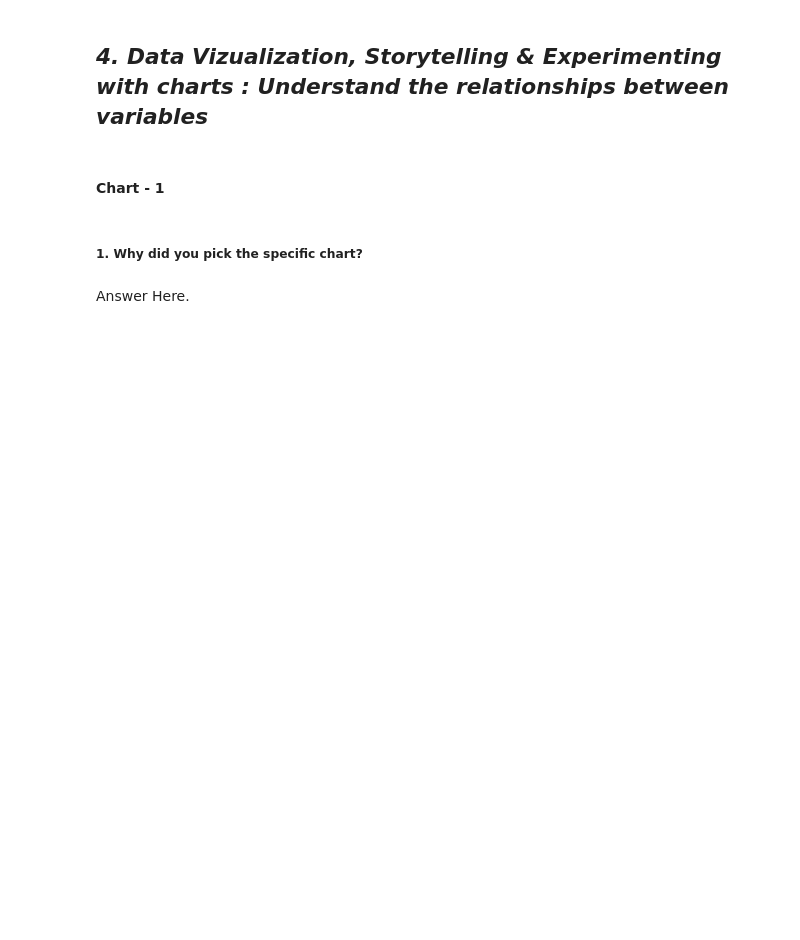
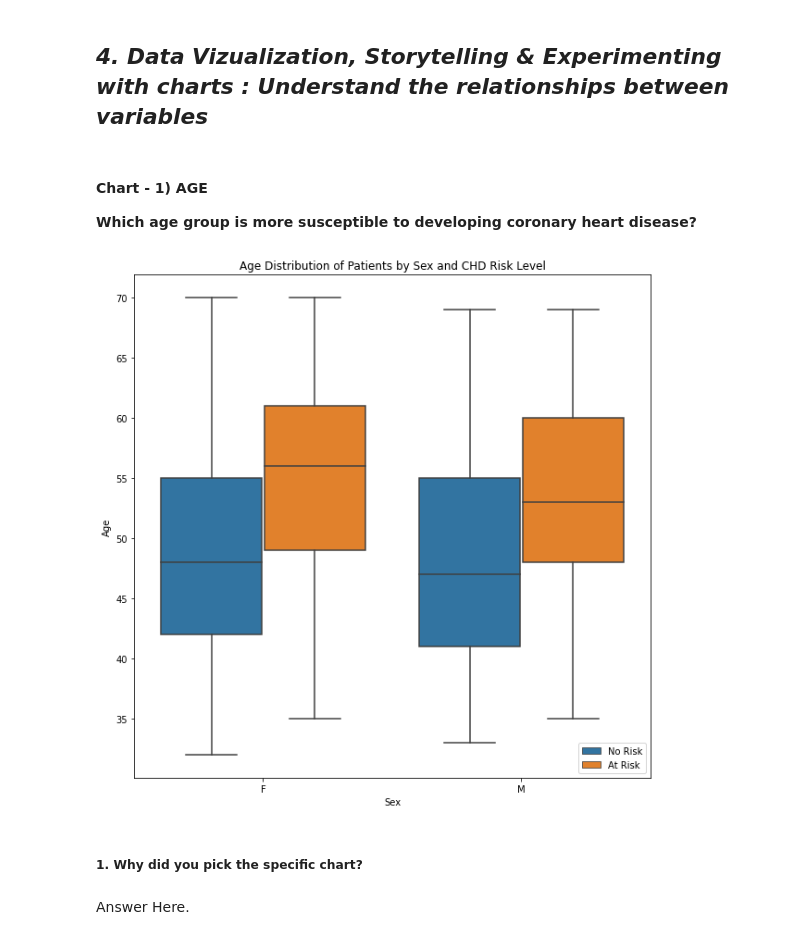
Before and after one commit to Shraddha6999/CARDIOVASCULAR-RISK-PREDICTION-, a Jupyter notebook: Cardiovascular_Risk_Prediction.ipynb, the cells around one changed output. Cells and saved outputs as stored; diff of their text form; code cells hidden in the pictures; blank space fills up the shorter version.

```diff
--- a/Cardiovascular_Risk_Prediction.ipynb
+++ b/Cardiovascular_Risk_Prediction.ipynb
@@ -322,2 +411,11 @@ No. of unique values in  TenYearCHD is 2 .
+# %%
+# Imputing missing values with median or mode
+df.fillna({'glucose': df['glucose'].median(),
+           'education': df['education'].mode()[0],
+           'BPMeds': df['BPMeds'].mode()[0],
+           'totChol': df['totChol'].median(),
+           'cigsPerDay': df['cigsPerDay'].median(),
+           'BMI': df['BMI'].median(),
+           'heartRate': df['heartRate'].median()}, inplace=True)
 # %% [markdown]
 ### What all manipulations have you done and insights you found?
@@ -326,4 +426,2 @@ Answer Here.
 # %% [markdown]
 ## ***4. Data Vizualization, Storytelling & Experimenting with charts : Understand the relationships between variables***
-# %% [markdown]
-#### Chart - 1
@@ -332,3 +428,24 @@ Answer Here.
+# %% [markdown]
+#### **Chart - 1) AGE**
+ **Which age group is more susceptible to developing coronary heart disease?**
+# %%
+# Chart - 1 visualization code
+
+# Set the figure size
+fig, ax = plt.subplots(figsize=(10, 10))
+# Create a boxplot to compare the age distribution of patients by sex and CHD risk level
+sns.boxplot(x="sex", y="age", hue="TenYearCHD", data= df, ax=ax)
+# Set the title and labels
+ax.set_title("Age Distribution of Patients by Sex and CHD Risk Level")
+ax.set_xlabel("Sex")
+ax.set_ylabel("Age")
+# Adding a legend with appropriate labels
+handles, labels = ax.get_legend_handles_labels()
+ax.legend(handles, ["No Risk", "At Risk"], loc="best")
+# Show the plot
+plt.show()
+# %% [output]
+[figure, added]
 # %% [markdown]
 ##### 1. Why did you pick the specific chart?
 # %% [markdown]
```
Also changed, not shown: parts of 93 cells of this notebook.
